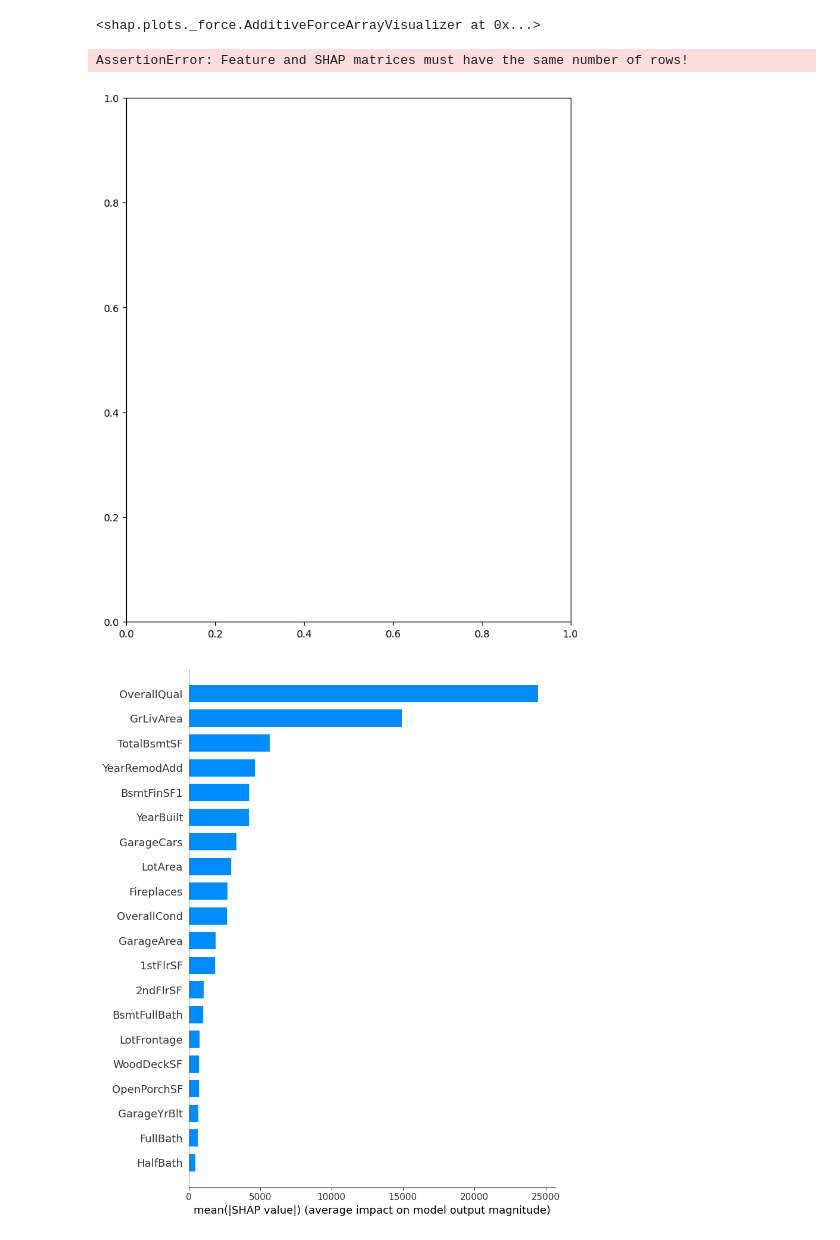
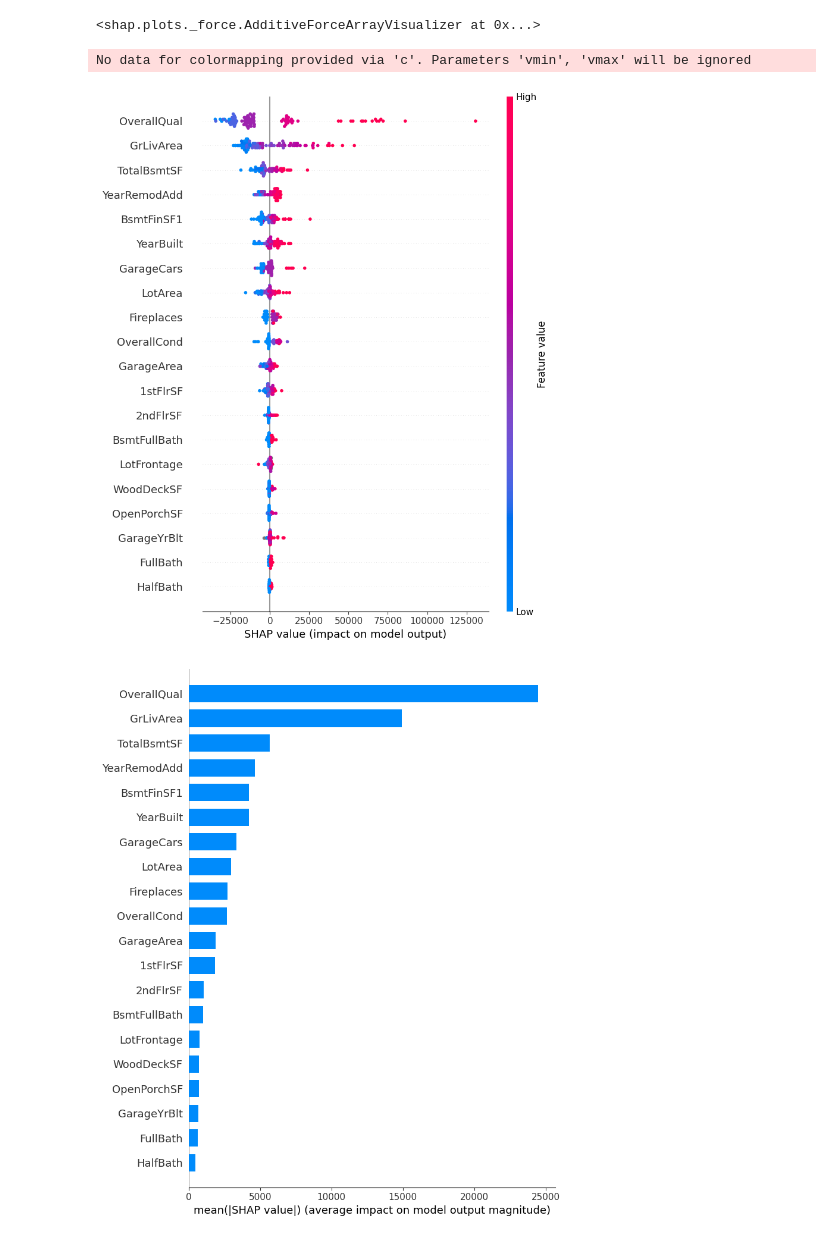
Before and after one commit to AmiteshArya/milestone-1, a Jupyter notebook: milestone2.ipynb, the cells around one changed output. Saved outputs shown, nothing was run; the diff lists cells and outputs as text; code cells hidden in the pictures.

```diff
--- a/milestone2.ipynb
+++ b/milestone2.ipynb
@@ -113,10 +74,10 @@ shap.force_plot(explainer.expected_value, shap_values, x)
 # %% [output]
 <shap.plots._force.AdditiveForceArrayVisualizer at 0x...>
 # %%
-shap.summary_plot(shap_values, x)
+shap.summary_plot(shap_values, X_sampled)
 # %% [output]
-AssertionError: Feature and SHAP matrices must have the same number of rows!
+No data for colormapping provided via 'c'. Parameters 'vmin', 'vmax' will be ignored
-[figure, old version]
+[figure, new version]
 # %%
 shap.summary_plot(shap_values, x, plot_type="bar")
 # %% [output]
```
Also changed, not shown: parts of 18 cells of this notebook.
